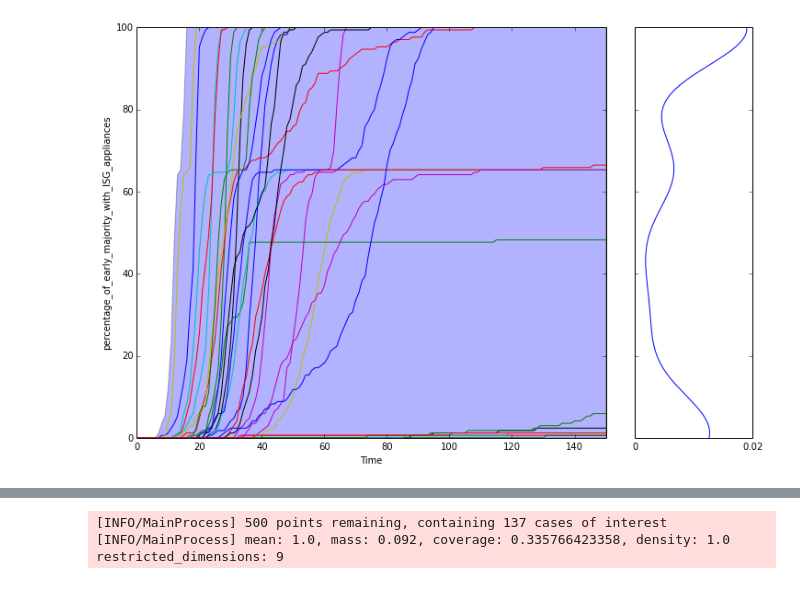
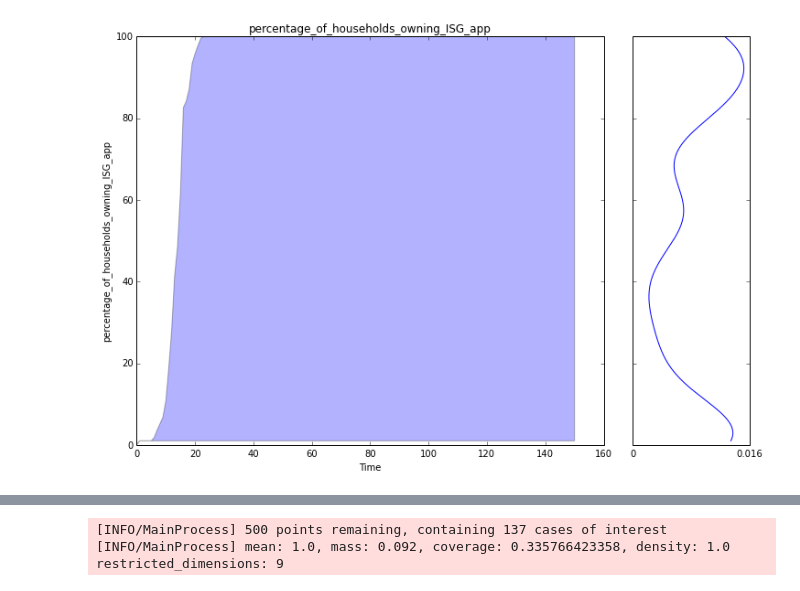
Before and after one commit to tristandewildt/SmartGridDiffusion, a Jupyter notebook: src/notebooks/Diffusion_of_innovations_new.ipynb, the cells around one changed output, grey strips where cells are left out. Cells and saved outputs as stored; diff of their text form; code cells hidden in the pictures.

```diff
--- a/src/notebooks/Diffusion_of_innovations_new.ipynb
+++ b/src/notebooks/Diffusion_of_innovations_new.ipynb
@@ -24,21 +24,27 @@ from analysis import prim
 # %%
 # def classify(data):
 #     data = data["number_of_households_owning_ISG_app"]
 
 from analysis.plotting import envelopes
 #from analysis.plotting_util import KDE
 from analysis.plotting import lines, KDE, envelopes
 
+# for key, value in outcomes.items():
+#      if key == 'percentage_of_households_owning_ISG_app':
+#         fig, axes = lines(results, outcomes_to_show=key, density=KDE,
+#                   show_envelope=True, experiments_to_show=indices,
+#                   titles="")
 for key, value in outcomes.items():
-     if key == 'percentage_of_early_majority_with_ISG_appliances':
-        fig, axes = lines(results, outcomes_to_show=key, density=KDE,
-                  show_envelope=True, experiments_to_show=indices,
-                  titles="")
-        n = key
-        plt.savefig("./pictures/KDE {}.png".format(n), dpi=75)
-        plt.show()
+    if key == 'percentage_of_households_owning_ISG_app':
+        fig, axes = envelopes(results, outcomes_to_show=key,
+           fill=True, density=KDE)
+
+
+#         n = key
+#         plt.savefig("./pictures/KDE {}.png".format(n), dpi=75)
+plt.show()
 # %% [output]
-[figure, old version]
+[figure, new version]
 # %%
 import scipy as sp
 ooi = "percentage_of_early_majority_with_ISG_appliances"
```
Also changed, not shown: parts of 1 cell of this notebook, 1 other file.
